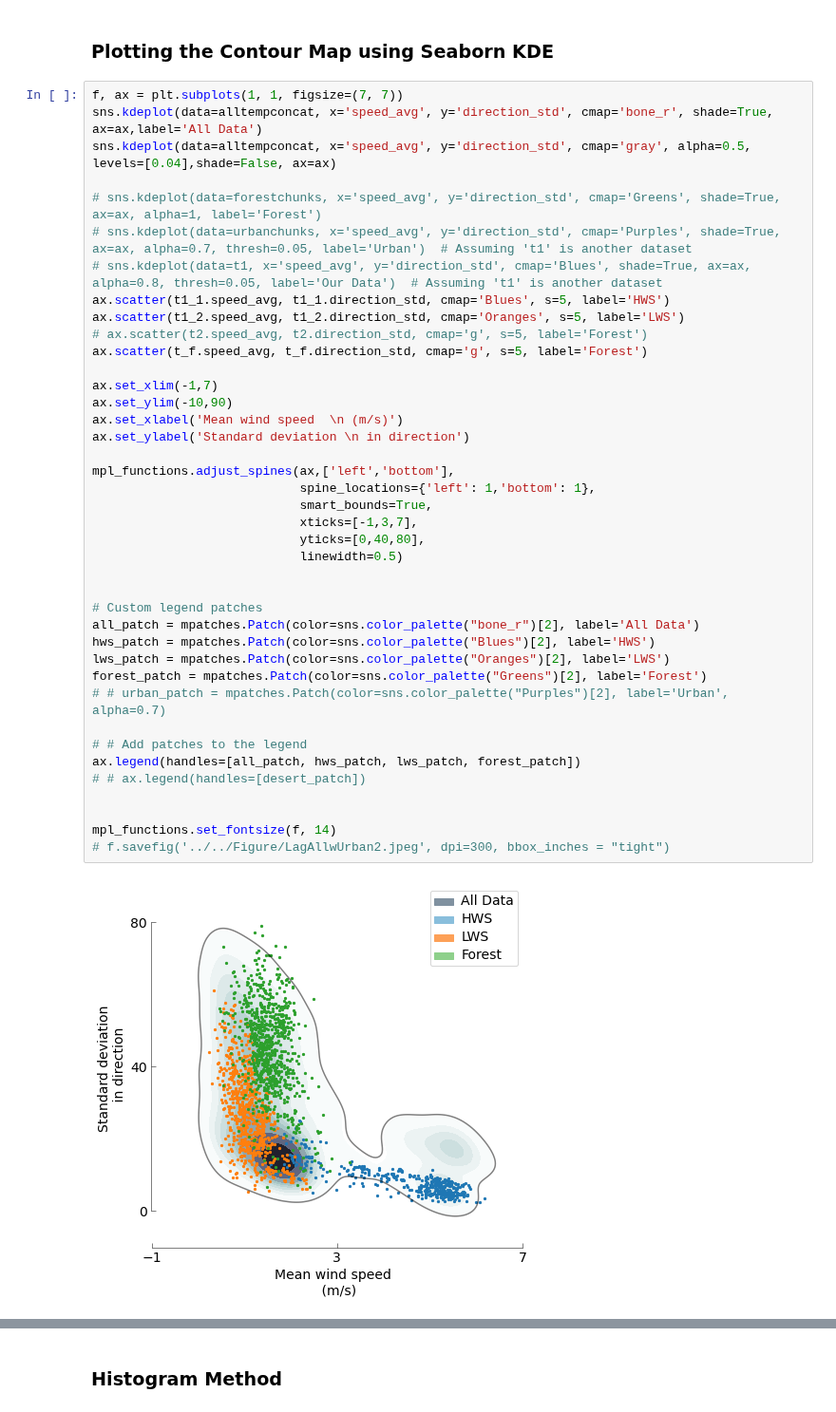
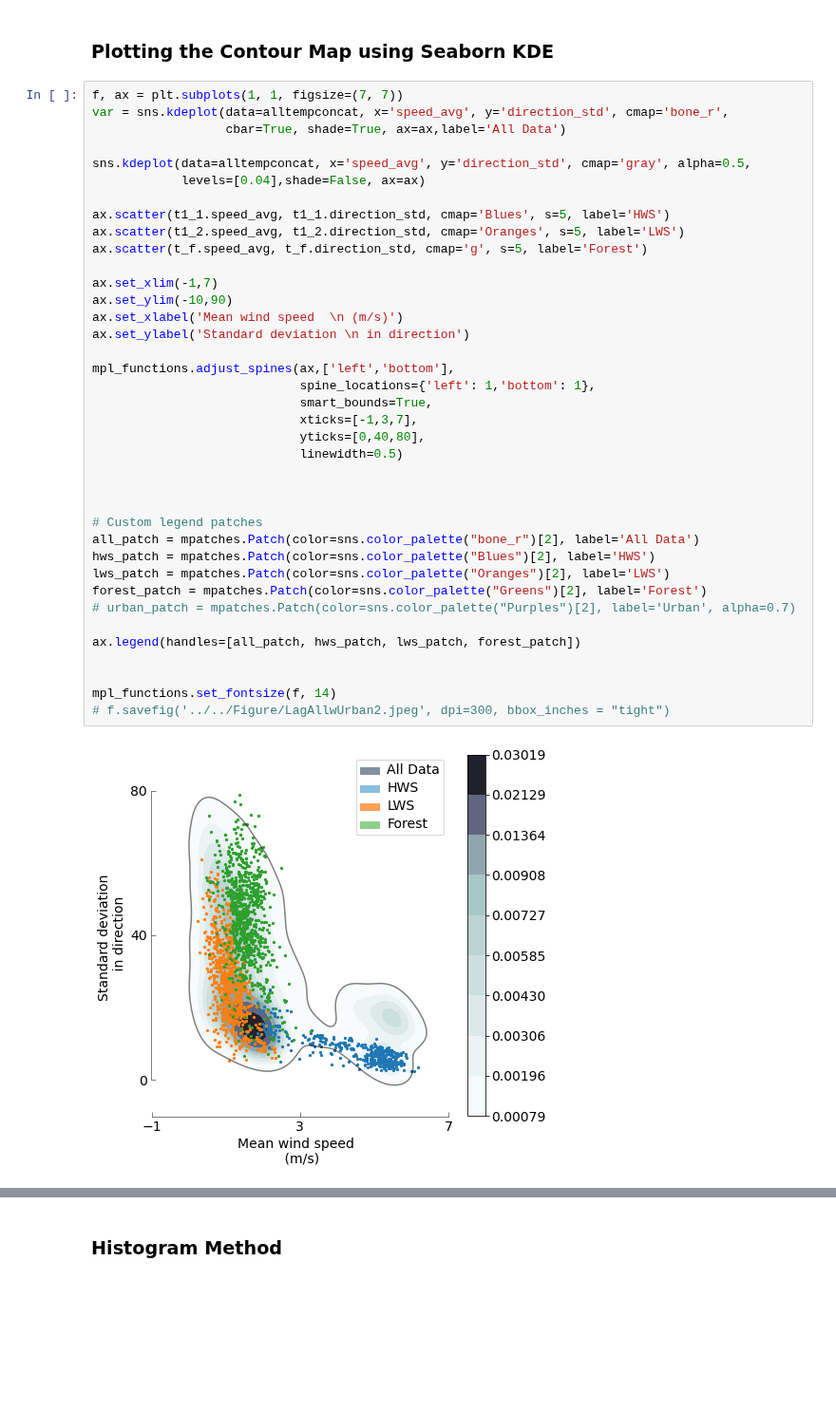
Before and after one commit to arunavanag591/odor_analysis, a Jupyter notebook: data_exploration/dataWindLagAnaylsis.ipynb, the cells around one changed output, grey strips where cells are left out. Shown at 95% size. Saved outputs shown, nothing was run; the diff lists cells and outputs as text; blank space fills up the shorter version.

```diff
--- a/data_exploration/dataWindLagAnaylsis.ipynb
+++ b/data_exploration/dataWindLagAnaylsis.ipynb
@@ -226,43 +220,41 @@ urbanchunks=urbanchunks.reset_index(drop=True)
 ### Plotting the Contour Map using Seaborn KDE
 # %%
 f, ax = plt.subplots(1, 1, figsize=(7, 7))
-sns.kdeplot(data=alltempconcat, x='speed_avg', y='direction_std', cmap='bone_r', shade=True, ax=ax,label='All Data')
-sns.kdeplot(data=alltempconcat, x='speed_avg', y='direction_std', cmap='gray', alpha=0.5, levels=[0.04],shade=False, ax=ax)
+var = sns.kdeplot(data=alltempconcat, x='speed_avg', y='direction_std', cmap='bone_r',
+                  cbar=True, shade=True, ax=ax,label='All Data')
 
-# sns.kdeplot(data=forestchunks, x='speed_avg', y='direction_std', cmap='Greens', shade=True, ax=ax, alpha=1, label='Forest')
-# sns.kdeplot(data=urbanchunks, x='speed_avg', y='direction_std', cmap='Purples', shade=True, ax=ax, alpha=0.7, thresh=0.05, label='Urban')  # Assuming 't1' is another dataset
-# sns.kdeplot(data=t1, x='speed_avg', y='direction_std', cmap='Blues', shade=True, ax=ax, alpha=0.8, thresh=0.05, label='Our Data')  # Assuming 't1' is another dataset
+sns.kdeplot(data=alltempconcat, x='speed_avg', y='direction_std', cmap='gray', alpha=0.5,
+            levels=[0.04],shade=False, ax=ax)
+
 ax.scatter(t1_1.speed_avg, t1_1.direction_std, cmap='Blues', s=5, label='HWS')
 ax.scatter(t1_2.speed_avg, t1_2.direction_std, cmap='Oranges', s=5, label='LWS')
-# ax.scatter(t2.speed_avg, t2.direction_std, cmap='g', s=5, label='Forest')
 ax.scatter(t_f.speed_avg, t_f.direction_std, cmap='g', s=5, label='Forest')
 
 ax.set_xlim(-1,7)
 ax.set_ylim(-10,90)
 ax.set_xlabel('Mean wind speed  \n (m/s)')
 ax.set_ylabel('Standard deviation \n in direction')
 
 mpl_functions.adjust_spines(ax,['left','bottom'],
                             spine_locations={'left': 1,'bottom': 1},
                             smart_bounds=True,
                             xticks=[-1,3,7],
                             yticks=[0,40,80],
                             linewidth=0.5)
 
 
+
 # Custom legend patches
 all_patch = mpatches.Patch(color=sns.color_palette("bone_r")[2], label='All Data')
 hws_patch = mpatches.Patch(color=sns.color_palette("Blues")[2], label='HWS')
 lws_patch = mpatches.Patch(color=sns.color_palette("Oranges")[2], label='LWS')
 forest_patch = mpatches.Patch(color=sns.color_palette("Greens")[2], label='Forest')
-# # urban_patch = mpatches.Patch(color=sns.color_palette("Purples")[2], label='Urban', alpha=0.7)
+# urban_patch = mpatches.Patch(color=sns.color_palette("Purples")[2], label='Urban', alpha=0.7)
 
-# # Add patches to the legend
 ax.legend(handles=[all_patch, hws_patch, lws_patch, forest_patch])
-# # ax.legend(handles=[desert_patch])
 
 
 mpl_functions.set_fontsize(f, 14)
 # f.savefig('../../Figure/LagAllwUrban2.jpeg', dpi=300, bbox_inches = "tight")
 # %% [output]
-[figure, old version]
+[figure, new version]
```
Also changed, not shown: parts of 7 cells of this notebook, 1 other file.
